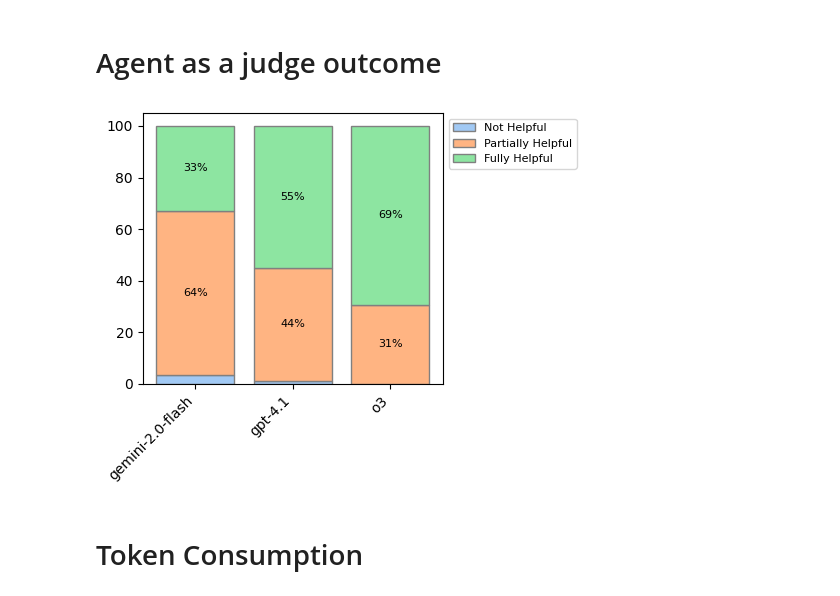
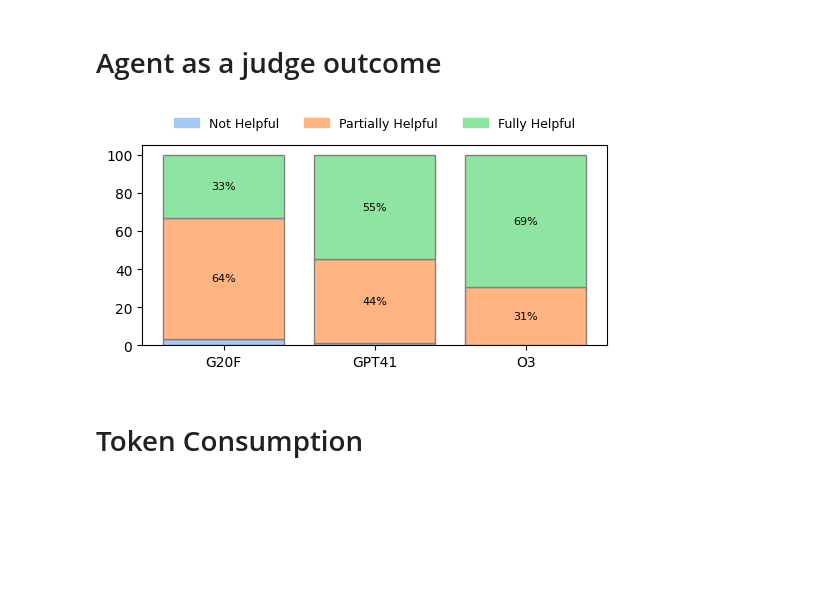
Before and after one commit to mrrestre/react_agent_in_edp, a Jupyter notebook: experiments/interpretation/experiment_comparer.ipynb, the cells around one changed output. Drawn from its saved outputs; the diff is of its cells as text; code cells hidden in the pictures; blank space fills up the shorter version.

```diff
--- a/experiments/interpretation/experiment_comparer.ipynb
+++ b/experiments/interpretation/experiment_comparer.ipynb
@@ -45,3 +42,13 @@ df = df.sort_values(by="model_used")
+# %%
+# Map raw experiment names directly to single-letter codes
+name_map = {
+    "gemini-2.0-flash": "G20F",
+    "gpt-4.1": "GPT41",
+    "o3": "O3",
+}
+df["model_used"] = df["model_used"].map(name_map)
+
+df = df.sort_values(by="model_used")
 # %%
 my_palette = sns.color_palette("pastel", 9)
 
@@ -160,7 +153,7 @@ import pandas as pd
 import matplotlib.pyplot as plt
 import seaborn as sns
 
-# Prepare the data
+# Group and count
 stacked_data = (
     df.groupby(["model_used", "agent_judge_outcome"]).size().unstack(fill_value=0)
 )
@@ -173,46 +166,57 @@ stacked_data = stacked_data[desired_order]
 stacked_percent = stacked_data.div(stacked_data.sum(axis=1), axis=0) * 100
 
 # Plot
-plt.figure(figsize=(5, 4))
-bottom = [0] * len(stacked_data)
+fig, ax = plt.subplots(figsize=(6, 4))
+bottom = [0] * len(stacked_percent)
 
 for idx, outcome in enumerate(desired_order):
     values = stacked_percent[outcome].values
-    bars = plt.bar(
+    bars = ax.bar(
         stacked_percent.index,
         values,
         bottom=bottom,
         label=outcome,
         color=my_palette[idx],
         edgecolor="gray",
     )
 
     # Annotate with percent labels (skip small segments)
     for i, (val, btm) in enumerate(zip(values, bottom)):
-        if val >= 5:  # Only annotate if >= 5% to avoid clutter
-            plt.text(
+        if val >= 5:
+            ax.text(
                 i,
                 btm + val / 2,
                 f"{val:.0f}%",
                 ha="center",
                 va="center",
                 fontsize=8,
                 color="black",
             )
 
     bottom = [btm + val for btm, val in zip(bottom, values)]
 
-# Labels and legend
-plt.xticks(rotation=45, ha="right")
-plt.legend(
-    bbox_to_anchor=(1, 1),
-    loc="best",
-    fontsize=8,
+# X-axis labels
+ax.set_xticklabels(stacked_percent.index)
+
+# Legend near top edge
+legend_handles = [
+    plt.Rectangle((0, 0), 1, 1, color=my_palette[i], label=label)
+    for i, label in enumerate(desired_order)
+]
+ax.legend(
+    handles=legend_handles,
+    loc="lower center",
+    bbox_to_anchor=(0.5, 1.02),
+    fontsize=9,
+    frameon=False,
+    ncol=len(legend_handles),
 )
-plt.tight_layout()
+
+# Adjust layout to fit tighter to legend
+fig.subplots_adjust(top=0.75, bottom=0.25)
 plt.show()
 # %% [output]
-[figure, old version]
+[figure, new version]
 # %% [markdown]
 # Token Consumption
 # %%
```
Also changed, not shown: parts of 6 cells of this notebook, 20 other files.
